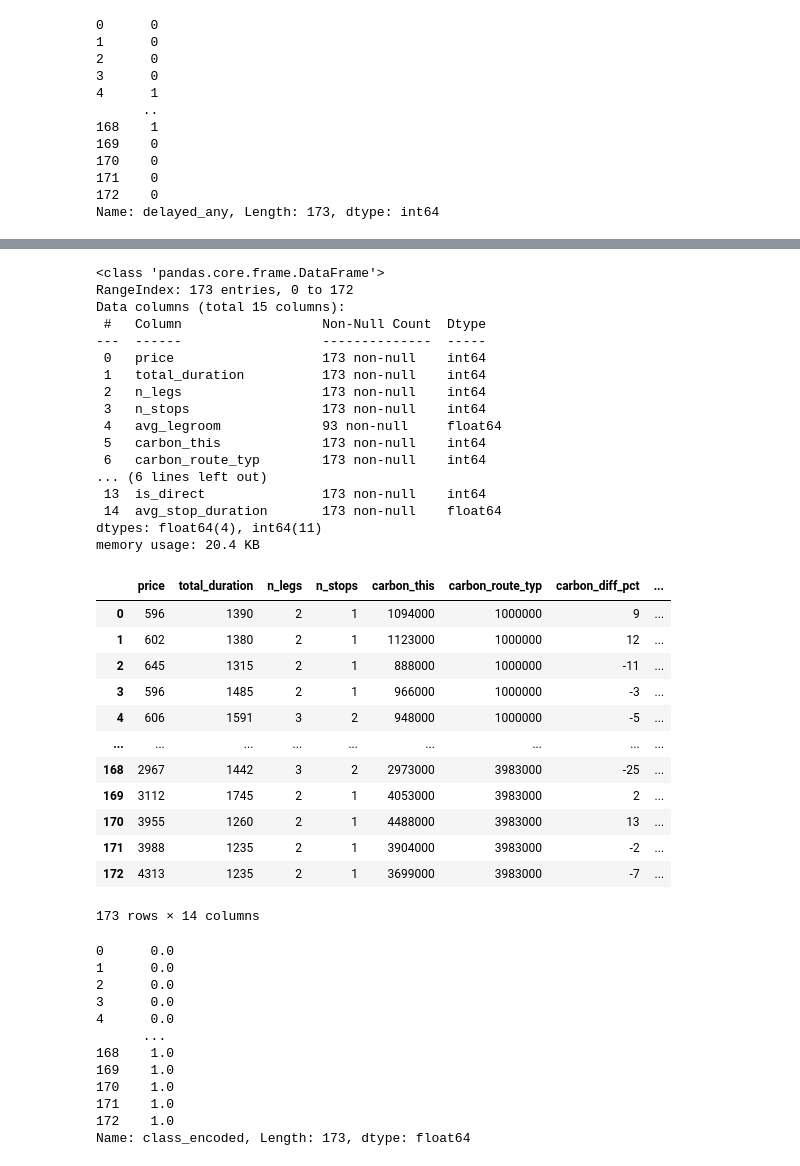
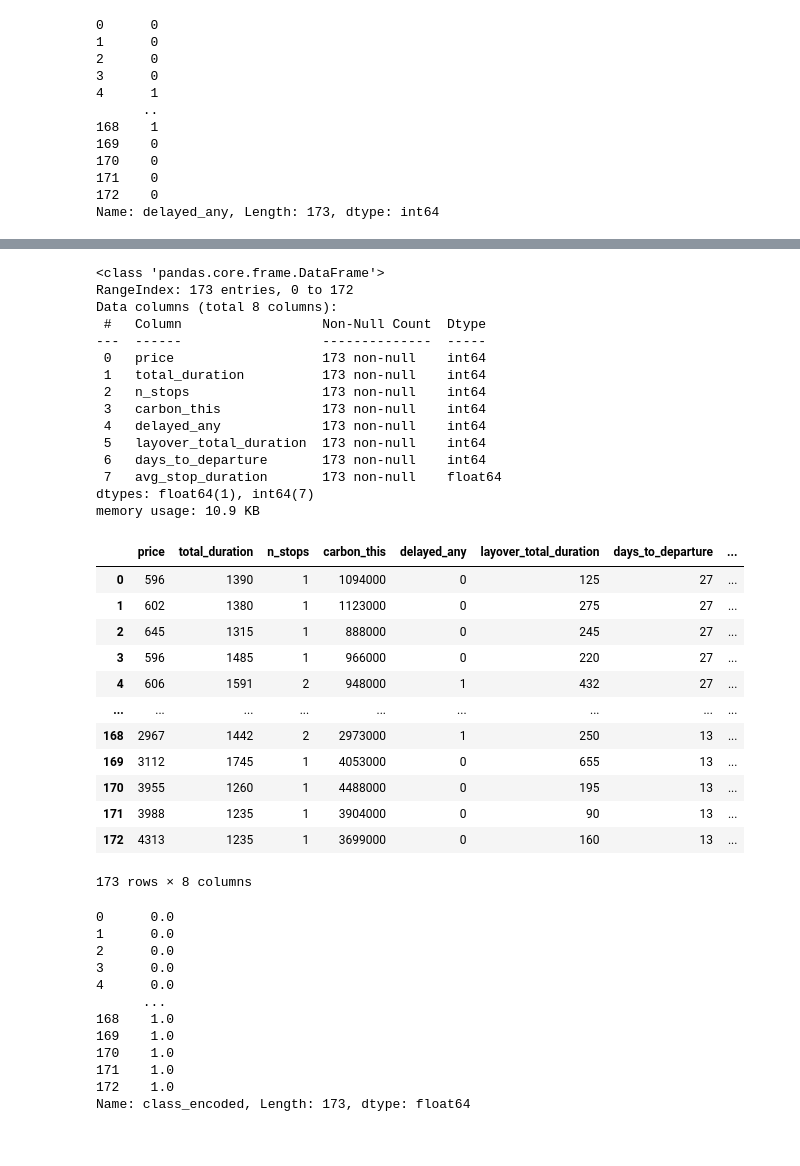
Before and after one commit to jimmytrn154/DataScienceFinalProject, a Jupyter notebook: Chuong_LogReg/LogReg.ipynb, the cells around one changed output, grey strips where cells are left out. Drawn from its saved outputs; the diff is of its cells as text; code cells hidden in the pictures.

```diff
--- a/Chuong_LogReg/LogReg.ipynb
+++ b/Chuong_LogReg/LogReg.ipynb
@@ -8,6 +8,6 @@ from sklearn.linear_model import LogisticRegression
 from sklearn.model_selection import train_test_split
 from sklearn.preprocessing import LabelEncoder, OrdinalEncoder, OneHotEncoder
 # %%
-df = pd.read_csv('merged_flights.csv')
+df = pd.read_csv('finalSet.csv')
 df.head()
 # %% [output]
@@ -105,38 +102,36 @@ plt.show()
 # %%
 numeric_features.info()
-numFeats = numeric_features.drop(columns='avg_legroom')
+numFeats = numeric_features
 numFeats
 # %% [output]
 <class 'pandas.core.frame.DataFrame'>
 RangeIndex: 173 entries, 0 to 172
-Data columns (total 15 columns):
+Data columns (total 8 columns):
  #   Column                  Non-Null Count  Dtype
 ---  ------                  --------------  -----
  0   price                   173 non-null    int64
  1   total_duration          173 non-null    int64
- 2   n_legs                  173 non-null    int64
- 3   n_stops                 173 non-null    int64
- 4   avg_legroom             93 non-null     float64
- 5   carbon_this             173 non-null    int64
- 6   carbon_route_typ        173 non-null    int64
-... (6 lines left out)
- 13  is_direct               173 non-null    int64
- 14  avg_stop_duration       173 non-null    float64
-dtypes: float64(4), int64(11)
-memory usage: 20.4 KB
+ 2   n_stops                 173 non-null    int64
+ 3   carbon_this             173 non-null    int64
+ 4   delayed_any             173 non-null    int64
+ 5   layover_total_duration  173 non-null    int64
+ 6   days_to_departure       173 non-null    int64
+ 7   avg_stop_duration       173 non-null    float64
+dtypes: float64(1), int64(7)
+memory usage: 10.9 KB
-|  | price | total_duration | n_legs | n_stops | carbon_this | carbon_route_typ | carbon_diff_pct | ... |
-| 0 | 596 | 1390 | 2 | 1 | 1094000 | 1000000 | 9 | ... |
-| 1 | 602 | 1380 | 2 | 1 | 1123000 | 1000000 | 12 | ... |
-| 2 | 645 | 1315 | 2 | 1 | 888000 | 1000000 | -11 | ... |
-| 3 | 596 | 1485 | 2 | 1 | 966000 | 1000000 | -3 | ... |
-| 4 | 606 | 1591 | 3 | 2 | 948000 | 1000000 | -5 | ... |
+|  | price | total_duration | n_stops | carbon_this | delayed_any | layover_total_duration | days_to_departure | ... |
+| 0 | 596 | 1390 | 1 | 1094000 | 0 | 125 | 27 | ... |
+| 1 | 602 | 1380 | 1 | 1123000 | 0 | 275 | 27 | ... |
+| 2 | 645 | 1315 | 1 | 888000 | 0 | 245 | 27 | ... |
+| 3 | 596 | 1485 | 1 | 966000 | 0 | 220 | 27 | ... |
+| 4 | 606 | 1591 | 2 | 948000 | 1 | 432 | 27 | ... |
 | ... | ... | ... | ... | ... | ... | ... | ... | ... |
-| 168 | 2967 | 1442 | 3 | 2 | 2973000 | 3983000 | -25 | ... |
-| 169 | 3112 | 1745 | 2 | 1 | 4053000 | 3983000 | 2 | ... |
-| 170 | 3955 | 1260 | 2 | 1 | 4488000 | 3983000 | 13 | ... |
-| 171 | 3988 | 1235 | 2 | 1 | 3904000 | 3983000 | -2 | ... |
-| 172 | 4313 | 1235 | 2 | 1 | 3699000 | 3983000 | -7 | ... |
+| 168 | 2967 | 1442 | 2 | 2973000 | 1 | 250 | 13 | ... |
+| 169 | 3112 | 1745 | 1 | 4053000 | 0 | 655 | 13 | ... |
+| 170 | 3955 | 1260 | 1 | 4488000 | 0 | 195 | 13 | ... |
+| 171 | 3988 | 1235 | 1 | 3904000 | 0 | 90 | 13 | ... |
+| 172 | 4313 | 1235 | 1 | 3699000 | 0 | 160 | 13 | ... |
-173 rows × 14 columns
+173 rows × 8 columns
 # %%
 encoder = OrdinalEncoder(categories=[['Economy', 'Business Class']])
 df['class_encoded'] = encoder.fit_transform(df[['travel_class']])
```
Also changed, not shown: parts of 11 cells of this notebook, 2 other files.
